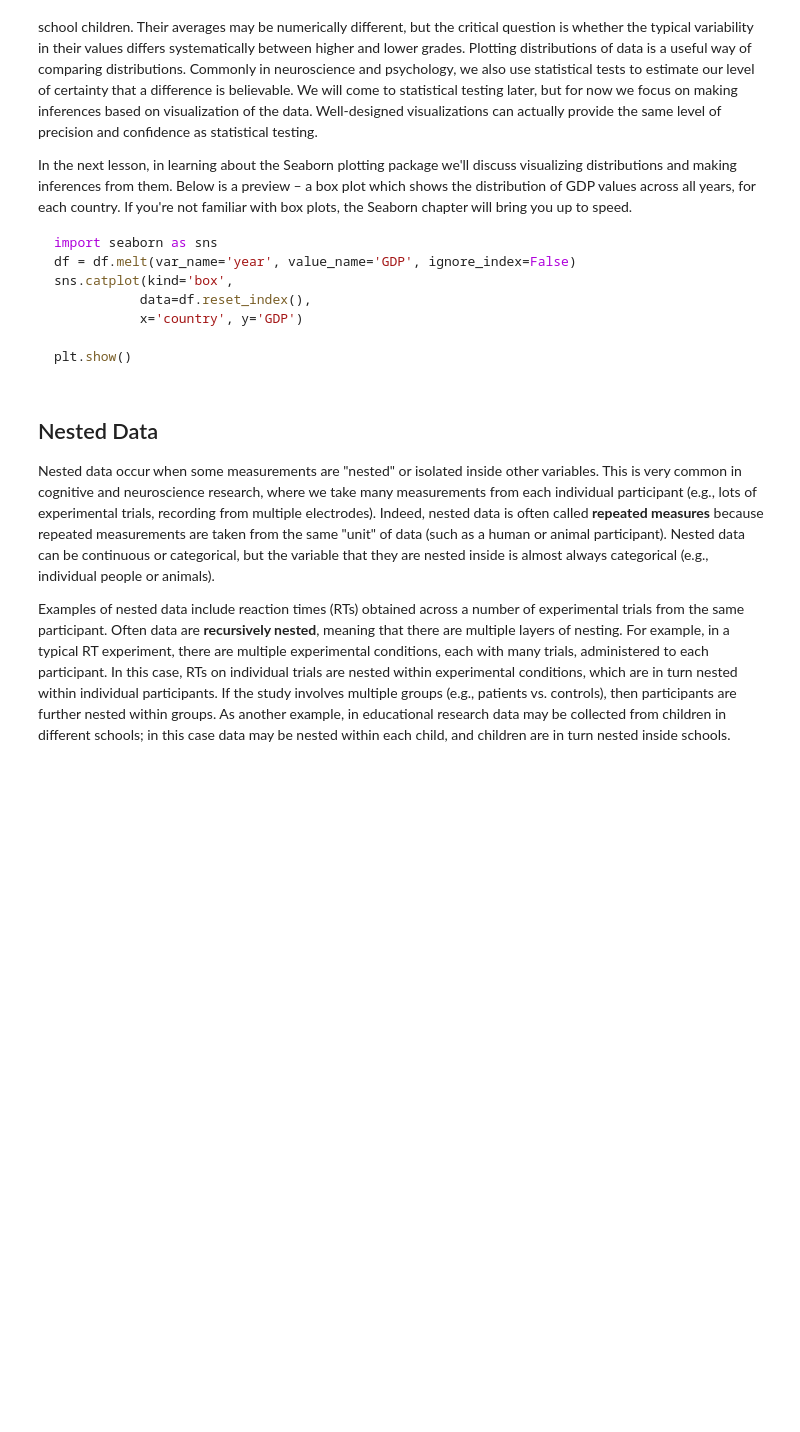
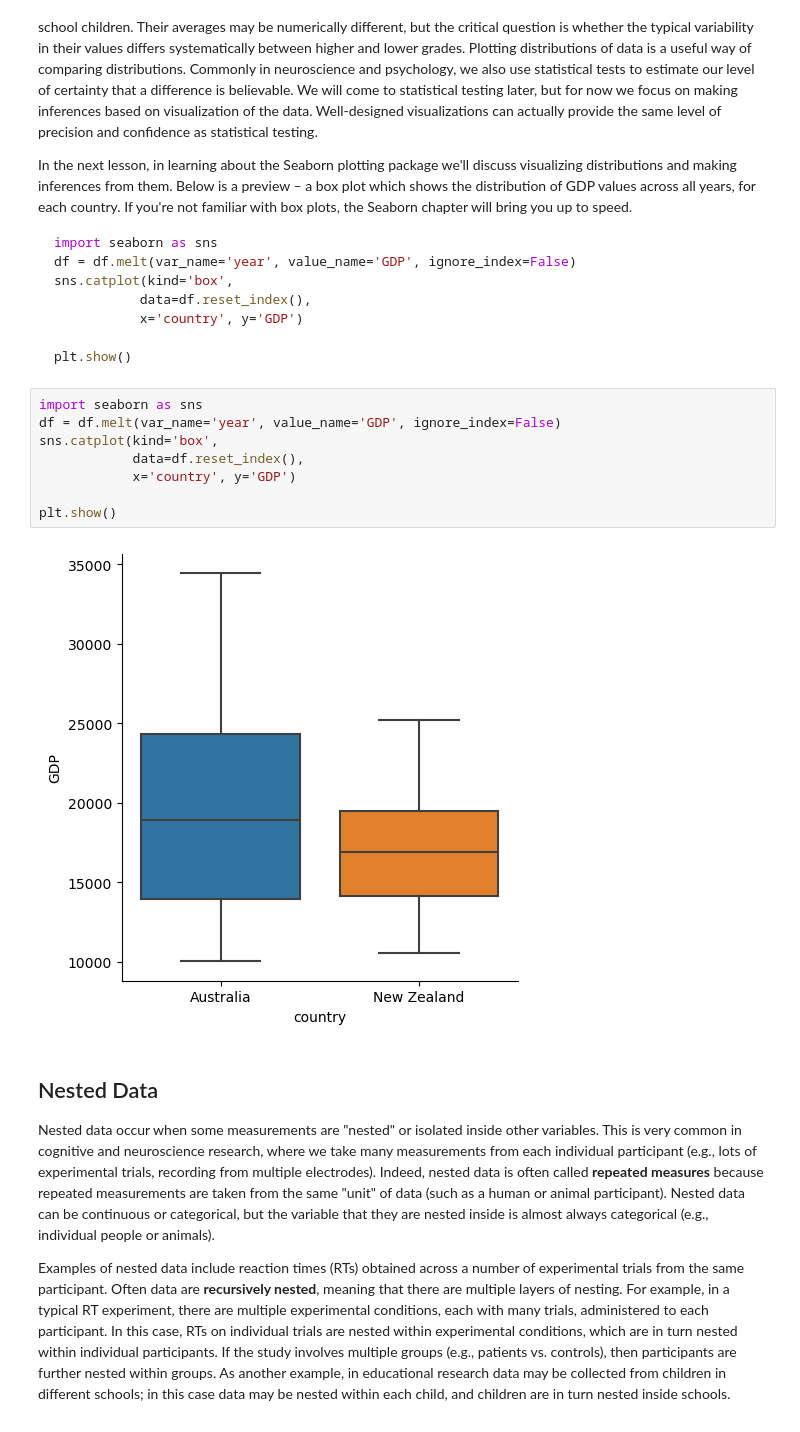
Before and after one commit to stochastic-bean/NDS_Ch4_visualizing_data, a Jupyter notebook: 4 - plotting_types.ipynb, the cells around one changed output. Drawn from its saved outputs; the diff is of its cells as text; blank space fills up the shorter version.

```diff
--- a/4 - plotting_types.ipynb
+++ b/4 - plotting_types.ipynb
@@ -77,6 +98,16 @@ sns.catplot(kind='box',
 
 plt.show()
 ~~~
+# %%
+import seaborn as sns
+df = df.melt(var_name='year', value_name='GDP', ignore_index=False)
+sns.catplot(kind='box',
+            data=df.reset_index(),
+            x='country', y='GDP')
+
+plt.show()
+# %% [output]
+[figure, added]
 # %% [markdown]
 ## Nested Data
 
```
Also changed, not shown: parts of 4 cells of this notebook.
